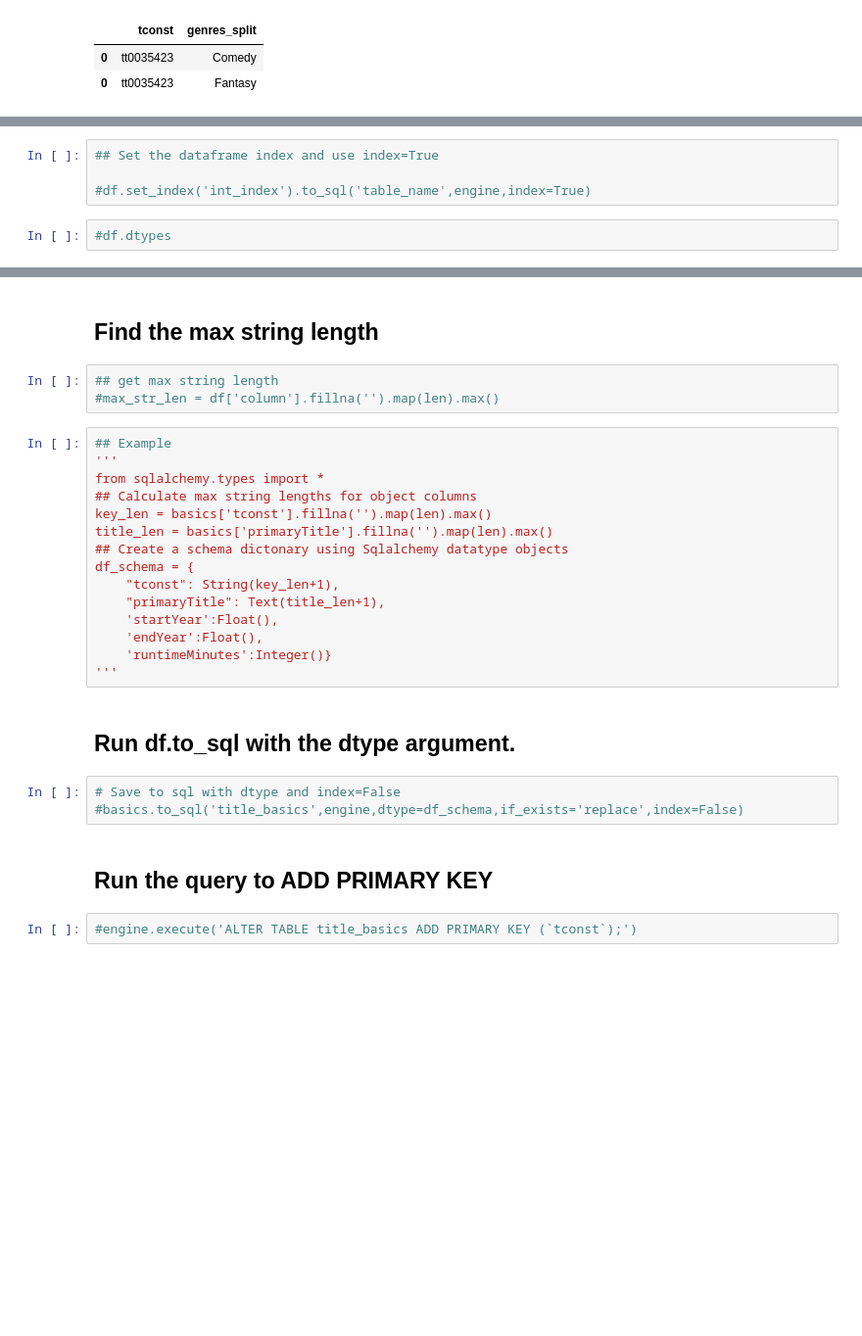
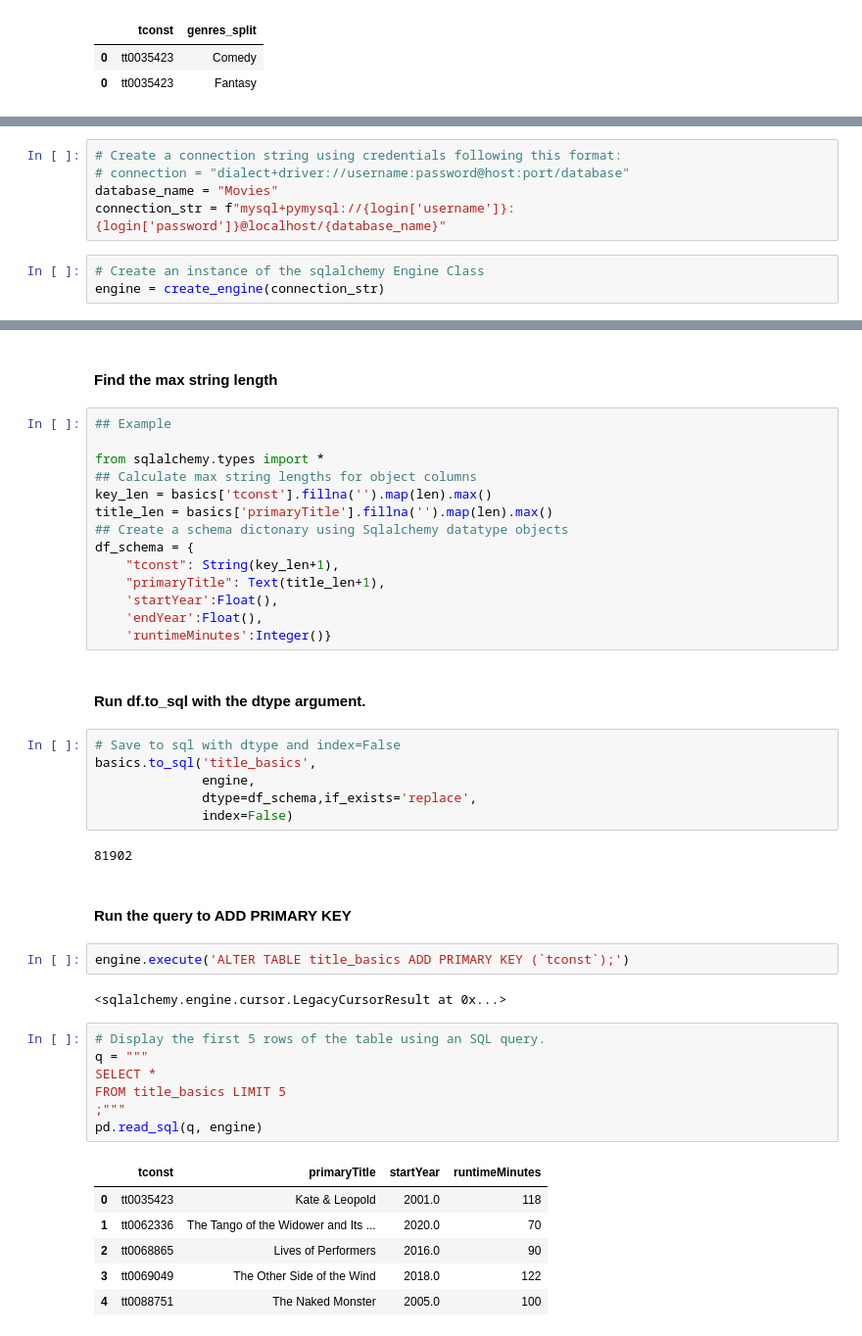
Before and after one commit to patelmedha/IMDB-Movie-Ratings, a Jupyter notebook: Part 3- MySQL Database.ipynb, the cells around one changed output, grey strips where cells are left out. Shown at 98% size. Saved outputs shown, nothing was run; the diff lists cells and outputs as text; blank space fills up the shorter version.

```diff
--- a/Part 3- MySQL Database.ipynb
+++ b/Part 3- MySQL Database.ipynb
@@ -198,6 +189,8 @@ genre_lookup.head(2)
 # %%
-## Set the dataframe index and use index=True
-
-#df.set_index('int_index').to_sql('table_name',engine,index=True)
+# Create a connection string using credentials following this format:
+# connection = "dialect+driver://username:password@host:port/database"
+database_name = "Movies"
+connection_str = f"mysql+pymysql://{login['username']}:{login['password']}@localhost/{database_name}"
 # %%
-#df.dtypes
+# Create an instance of the sqlalchemy Engine Class
+engine = create_engine(connection_str)
@@ -204,11 +252,8 @@ genre_lookup.head(2)
 # %% [markdown]
-## Find the max string length
+#### Find the max string length
-# %%
-## get max string length
-#max_str_len = df['column'].fillna('').map(len).max()
 # %%
 ## Example
-'''
+
 from sqlalchemy.types import *
 ## Calculate max string lengths for object columns
 key_len = basics['tconst'].fillna('').map(len).max()
@@ -220,13 +265,33 @@ df_schema = {
     'startYear':Float(),
     'endYear':Float(),
     'runtimeMinutes':Integer()}
-'''
 # %% [markdown]
-## Run df.to_sql with the dtype argument.
+#### Run df.to_sql with the dtype argument.
 # %%
 # Save to sql with dtype and index=False
-#basics.to_sql('title_basics',engine,dtype=df_schema,if_exists='replace',index=False)
+basics.to_sql('title_basics',
+              engine,
+              dtype=df_schema,if_exists='replace',
+              index=False)
+# %% [output]
+81902
 # %% [markdown]
-##  Run the query to ADD PRIMARY KEY
+####  Run the query to ADD PRIMARY KEY
 # %%
-#engine.execute('ALTER TABLE title_basics ADD PRIMARY KEY (`tconst`);')
+engine.execute('ALTER TABLE title_basics ADD PRIMARY KEY (`tconst`);')
+# %% [output]
+<sqlalchemy.engine.cursor.LegacyCursorResult at 0x...>
+# %%
+# Display the first 5 rows of the table using an SQL query.
+q = """
+SELECT *
+FROM title_basics LIMIT 5
+;"""
+pd.read_sql(q, engine)
+# %% [output]
+|  | tconst | primaryTitle | startYear | runtimeMinutes |
+| 0 | tt0035423 | Kate & Leopold | 2001.0 | 118 |
+| 1 | tt0062336 | The Tango of the Widower and Its ... | 2020.0 | 70 |
+| 2 | tt0068865 | Lives of Performers | 2016.0 | 90 |
+| 3 | tt0069049 | The Other Side of the Wind | 2018.0 | 122 |
+| 4 | tt0088751 | The Naked Monster | 2005.0 | 100 |
```
Also changed, not shown: parts of 55 cells of this notebook.
